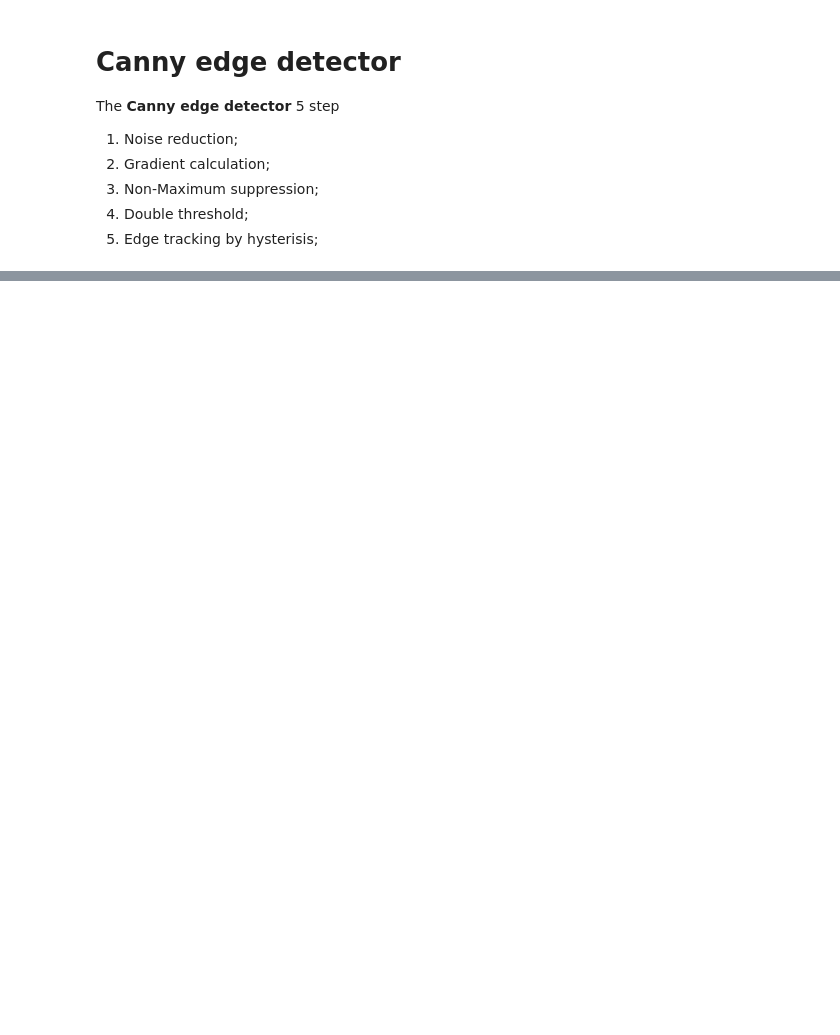
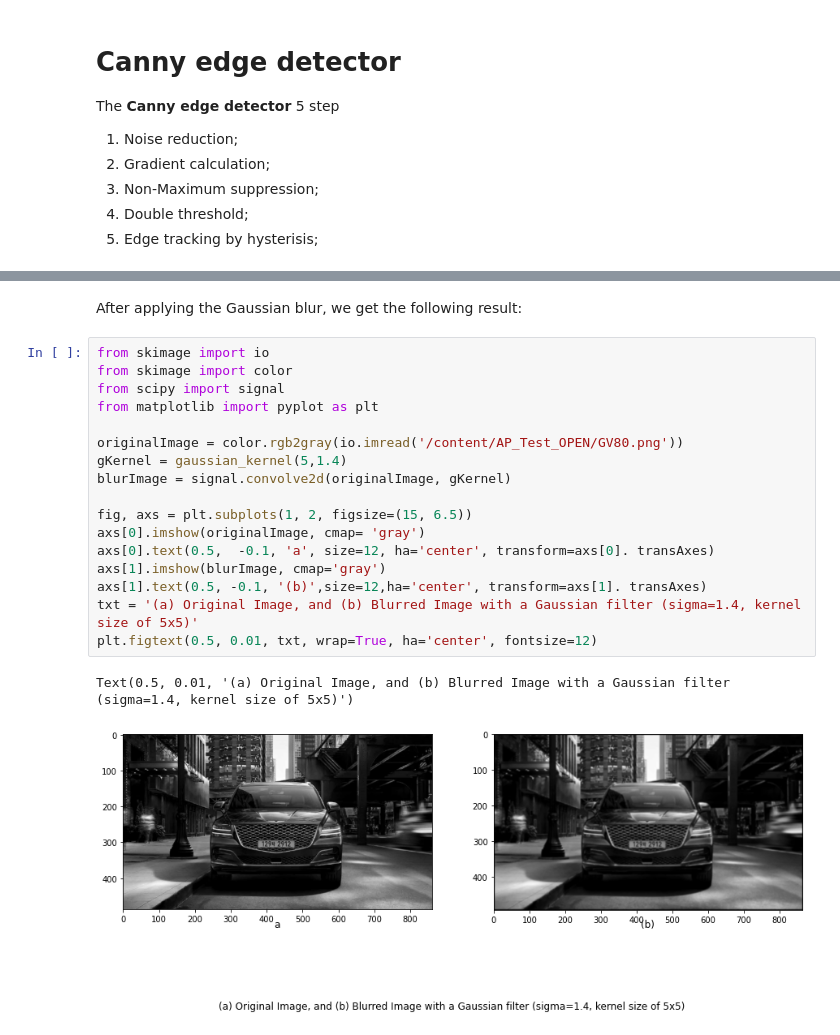
Before and after one commit to mckang6113875/AP_Test_OPEN, a Jupyter notebook: Image_Processing_edit1.ipynb, the cells around one changed output, grey strips where cells are left out. Drawn from its saved outputs; the diff is of its cells as text; blank space fills up the shorter version.

```diff
--- a/Image_Processing_edit1.ipynb
+++ b/Image_Processing_edit1.ipynb
@@ -36,0 +59,22 @@ def gaussian_kernel (size, sigma = 1):
+# %% [markdown]
+After applying the Gaussian blur, we get the following result:
+# %%
+from skimage import io
+from skimage import color
+from scipy import signal
+from matplotlib import pyplot as plt
+
+originalImage = color.rgb2gray(io.imread('/content/AP_Test_OPEN/GV80.png'))
+gKernel = gaussian_kernel(5,1.4)
+blurImage = signal.convolve2d(originalImage, gKernel)
+
+fig, axs = plt.subplots(1, 2, figsize=(15, 6.5))
+axs[0].imshow(originalImage, cmap= 'gray')
+axs[0].text(0.5,  -0.1, 'a', size=12, ha='center', transform=axs[0]. transAxes)
+axs[1].imshow(blurImage, cmap='gray')
+axs[1].text(0.5, -0.1, '(b)',size=12,ha='center', transform=axs[1]. transAxes)
+txt = '(a) Original Image, and (b) Blurred Image with a Gaussian filter (sigma=1.4, kernel size of 5x5)'
+plt.figtext(0.5, 0.01, txt, wrap=True, ha='center', fontsize=12)
+# %% [output]
+Text(0.5, 0.01, '(a) Original Image, and (b) Blurred Image with a Gaussian filter (sigma=1.4, kernel size of 5x5)')
+[figure, added]
```
Also changed, not shown: parts of 10 cells of this notebook.
